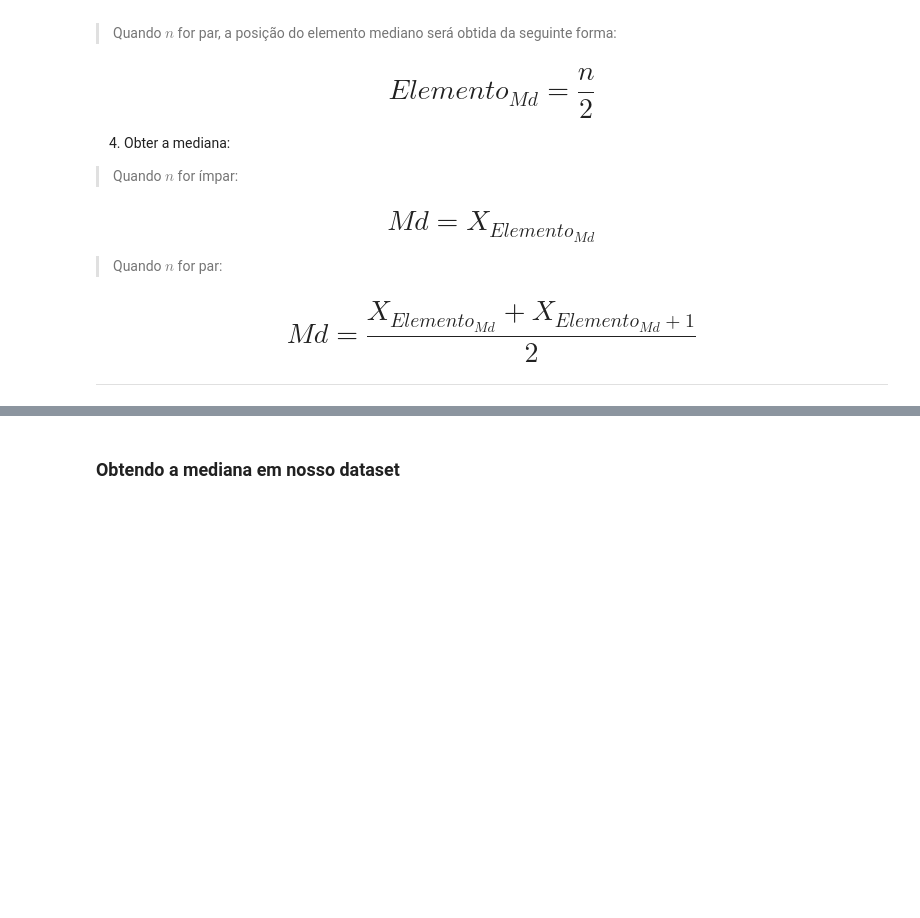
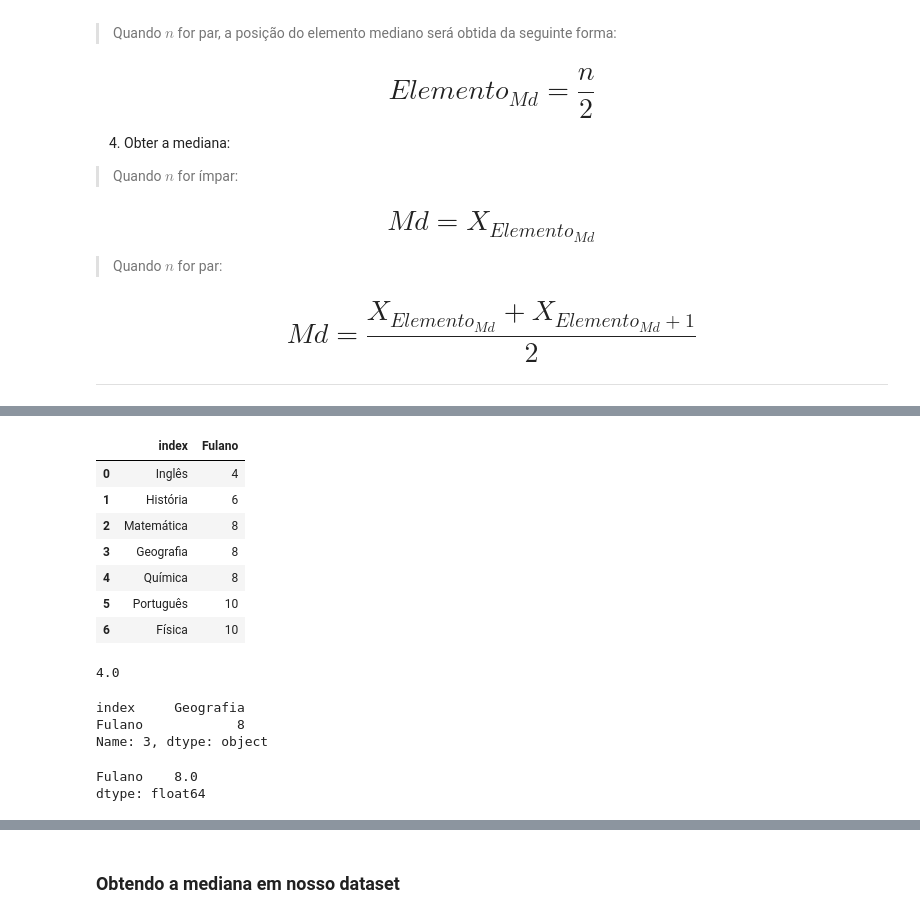
Before and after one commit to Caiocof/Estatistica_Python_01, a Jupyter notebook: Dados/Curso_de_Estatística_Parte_1.ipynb, the cells around one changed output, grey strips where cells are left out. Saved outputs shown, nothing was run; the diff lists cells and outputs as text; code cells hidden in the pictures; blank space fills up the shorter version.

Commit message:
exercises of median and mode

```diff
--- a/Dados/Curso_de_Estatística_Parte_1.ipynb
+++ b/Dados/Curso_de_Estatística_Parte_1.ipynb
@@ -595,3 +595,7 @@ Para obtermos a mediana de uma conjunto de dados devemos proceder da seguinte ma
 ### Exemplo 1 - n ímpar
 
 <img src='https://caelum-online-public.s3.amazonaws.com/1177-estatistica-parte1/01/img002.png' width='40%' style="float:left">
+# %%
+notas_fulano = df['Fulano']
+notas_fulano = notas_fulano.sort_values()
+notas_fulano
@@ -598,3 +611,33 @@ Para obtermos a mediana de uma conjunto de dados devemos proceder da seguinte ma
+# %%
+notas_fulano = notas_fulano.reset_index()
+notas_fulano
+# %% [output]
+|  | index | Fulano |
+| 0 | Inglês | 4 |
+| 1 | História | 6 |
+| 2 | Matemática | 8 |
+| 3 | Geografia | 8 |
+| 4 | Química | 8 |
+| 5 | Português | 10 |
+| 6 | Física | 10 |
+# %%
+n = notas_fulano.shape[0]
+elemento_md = (n+1)/2
+elemento_md
+# %% [output]
+4.0
+# %%
+notas_fulano.loc[elemento_md -1]
+# %% [output]
+index     Geografia
+Fulano            8
+Name: 3, dtype: object
+# %%
+#Com o pandas podemos obter o mesmo resultado com
+notas_fulano.median()
+# %% [output]
+Fulano    8.0
+dtype: float64
 # %% [markdown]
 ### Exemplo 2 - n par
 
```
Also changed, not shown: parts of 13 cells of this notebook.
